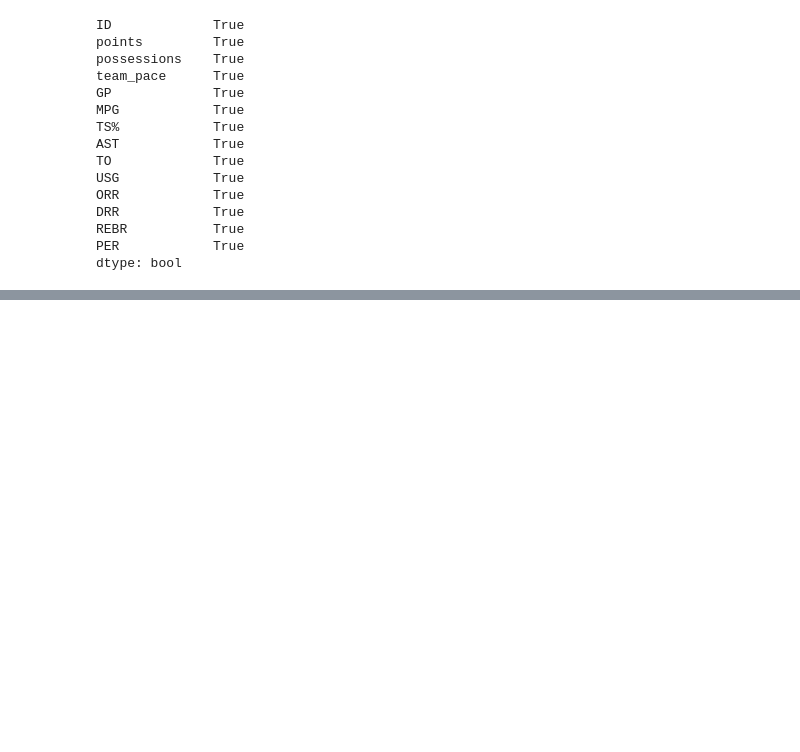
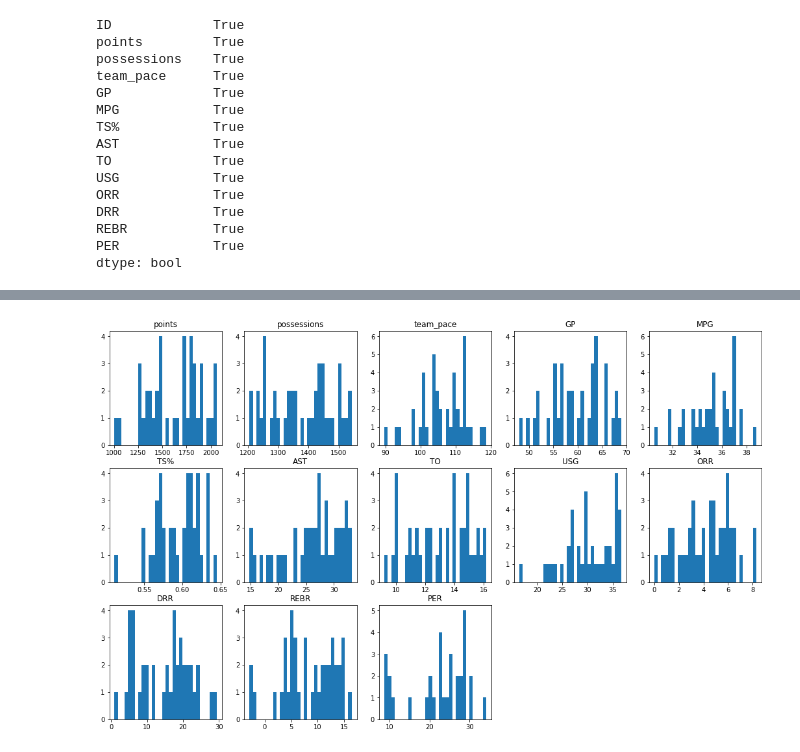
Before and after one commit to linqus/space-jam-anl, a Jupyter notebook: space-jam-anl.ipynb, the cells around one changed output, grey strips where cells are left out. Saved outputs shown, nothing was run; the diff lists cells and outputs as text; code cells hidden in the pictures; blank space fills up the shorter version.

```diff
--- a/space-jam-anl.ipynb
+++ b/space-jam-anl.ipynb
@@ -171,0 +280,6 @@ player_df.reset_index(inplace=True)
+# %%
+possession_outlier = player_df['possessions'].idxmin()
+player_df.index[possession_outlier]
+
+player_df.drop(possession_outlier,inplace=True)
+player_df.tail(10)
@@ -171,0 +298,3 @@ player_df.reset_index(inplace=True)
+# %%
+player_df.reset_index(drop=True,inplace=True)
+player_df.tail(10)
@@ -171,0 +331,11 @@ player_df.reset_index(inplace=True)
+# %%
+fig = plt.figure(figsize=(18,11))
+fig.tight_layout(pad=5.0)
+
+for i in range(len(cols)):
+    plt.subplot(3,5,i+1)
+    data = player_df[cols[i]]
+    plt.hist(data[~data.isna()],bins=30)
+    plt.title(cols[i])
+# %% [output]
+[figure, added]
```
Also changed, not shown: parts of 17 cells of this notebook.
